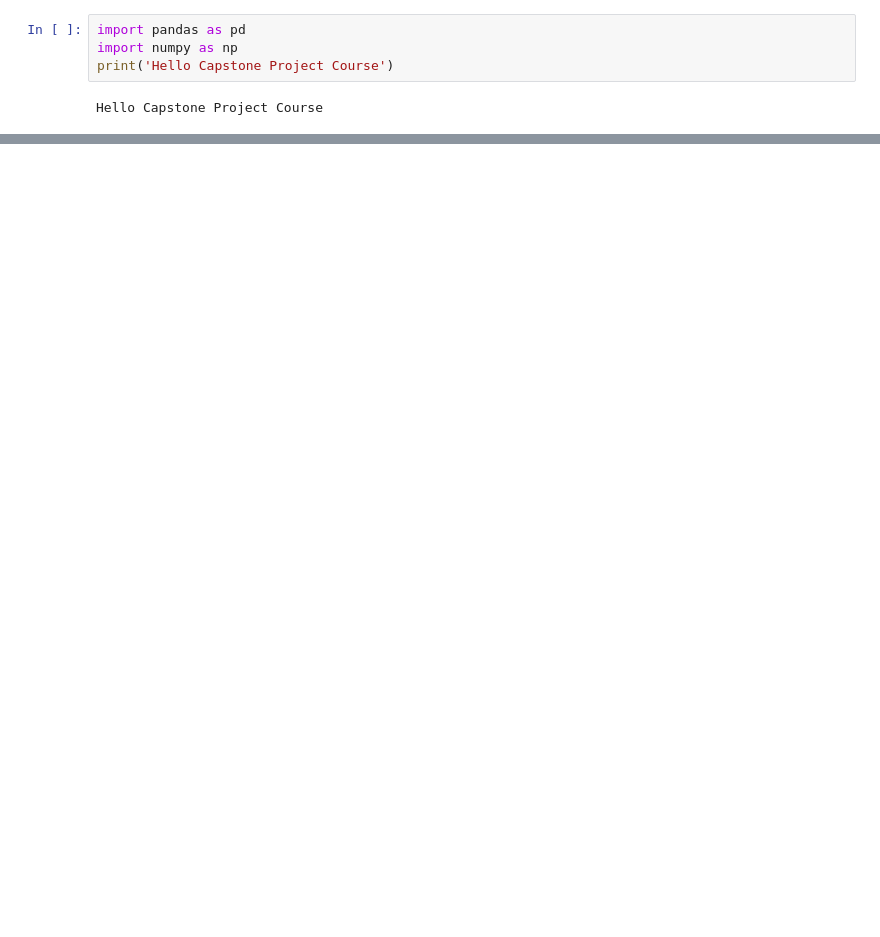
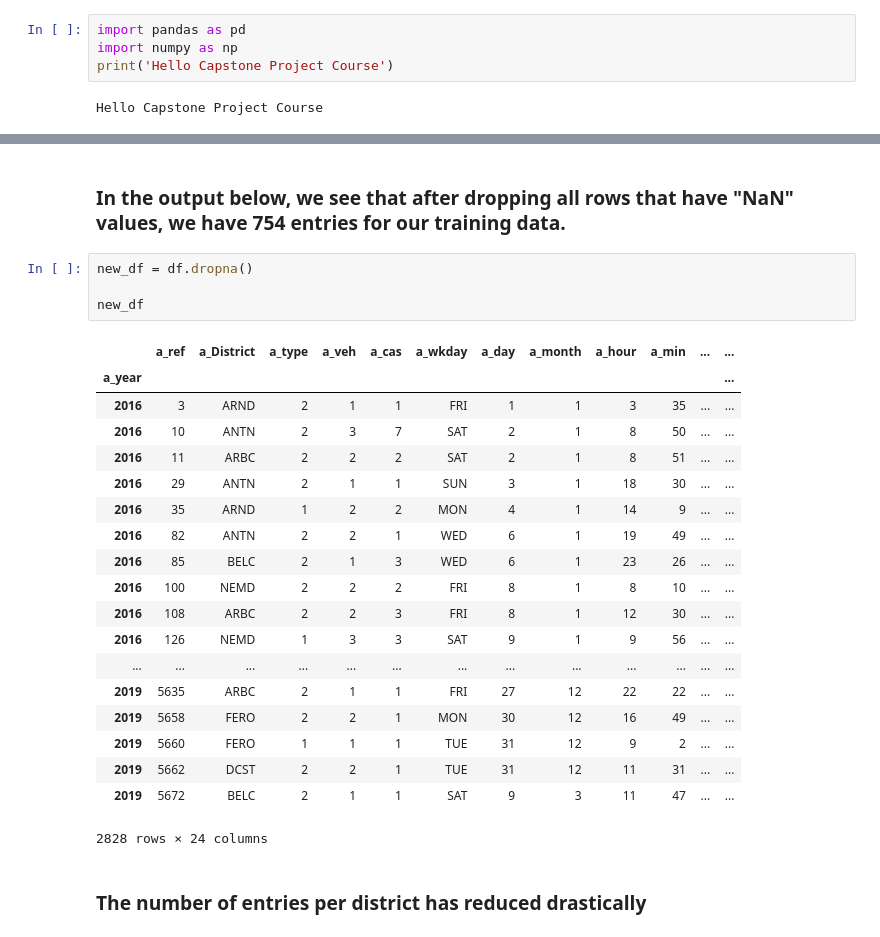
Before and after one commit to networkmeister/Applied-Data-Science-Specialization-Capstone-Project, a Jupyter notebook: Applied Data Science Specialization Capstone Project.ipynb, the cells around one changed output, grey strips where cells are left out. Saved outputs shown, nothing was run; the diff lists cells and outputs as text; blank space fills up the shorter version.

```diff
--- a/Applied Data Science Specialization Capstone Project.ipynb
+++ b/Applied Data Science Specialization Capstone Project.ipynb
@@ -104,0 +131,28 @@ dtype: int64
+# %% [markdown]
+### In the output below, we see that after dropping all rows that have "NaN" values, we have 754 entries for our training data.
+# %%
+new_df = df.dropna()
+
+new_df
+# %% [output]
+|  | a_ref | a_District | a_type | a_veh | a_cas | a_wkday | a_day | a_month | a_hour | a_min | ... | ... |
+| a_year |  |  |  |  |  |  |  |  |  |  |  | ... |
+| 2016 | 3 | ARND | 2 | 1 | 1 | FRI | 1 | 1 | 3 | 35 | ... | ... |
+| 2016 | 10 | ANTN | 2 | 3 | 7 | SAT | 2 | 1 | 8 | 50 | ... | ... |
+| 2016 | 11 | ARBC | 2 | 2 | 2 | SAT | 2 | 1 | 8 | 51 | ... | ... |
+| 2016 | 29 | ANTN | 2 | 1 | 1 | SUN | 3 | 1 | 18 | 30 | ... | ... |
+| 2016 | 35 | ARND | 1 | 2 | 2 | MON | 4 | 1 | 14 | 9 | ... | ... |
+| 2016 | 82 | ANTN | 2 | 2 | 1 | WED | 6 | 1 | 19 | 49 | ... | ... |
+| 2016 | 85 | BELC | 2 | 1 | 3 | WED | 6 | 1 | 23 | 26 | ... | ... |
+| 2016 | 100 | NEMD | 2 | 2 | 2 | FRI | 8 | 1 | 8 | 10 | ... | ... |
+| 2016 | 108 | ARBC | 2 | 2 | 3 | FRI | 8 | 1 | 12 | 30 | ... | ... |
+| 2016 | 126 | NEMD | 1 | 3 | 3 | SAT | 9 | 1 | 9 | 56 | ... | ... |
+| ... | ... | ... | ... | ... | ... | ... | ... | ... | ... | ... | ... | ... |
+| 2019 | 5635 | ARBC | 2 | 1 | 1 | FRI | 27 | 12 | 22 | 22 | ... | ... |
+| 2019 | 5658 | FERO | 2 | 2 | 1 | MON | 30 | 12 | 16 | 49 | ... | ... |
+| 2019 | 5660 | FERO | 1 | 1 | 1 | TUE | 31 | 12 | 9 | 2 | ... | ... |
+| 2019 | 5662 | DCST | 2 | 2 | 1 | TUE | 31 | 12 | 11 | 31 | ... | ... |
+| 2019 | 5672 | BELC | 2 | 1 | 1 | SAT | 9 | 3 | 11 | 47 | ... | ... |
+2828 rows × 24 columns
+# %% [markdown]
+### The number of entries per district has reduced drastically
```
Also changed, not shown: parts of 26 cells of this notebook.
